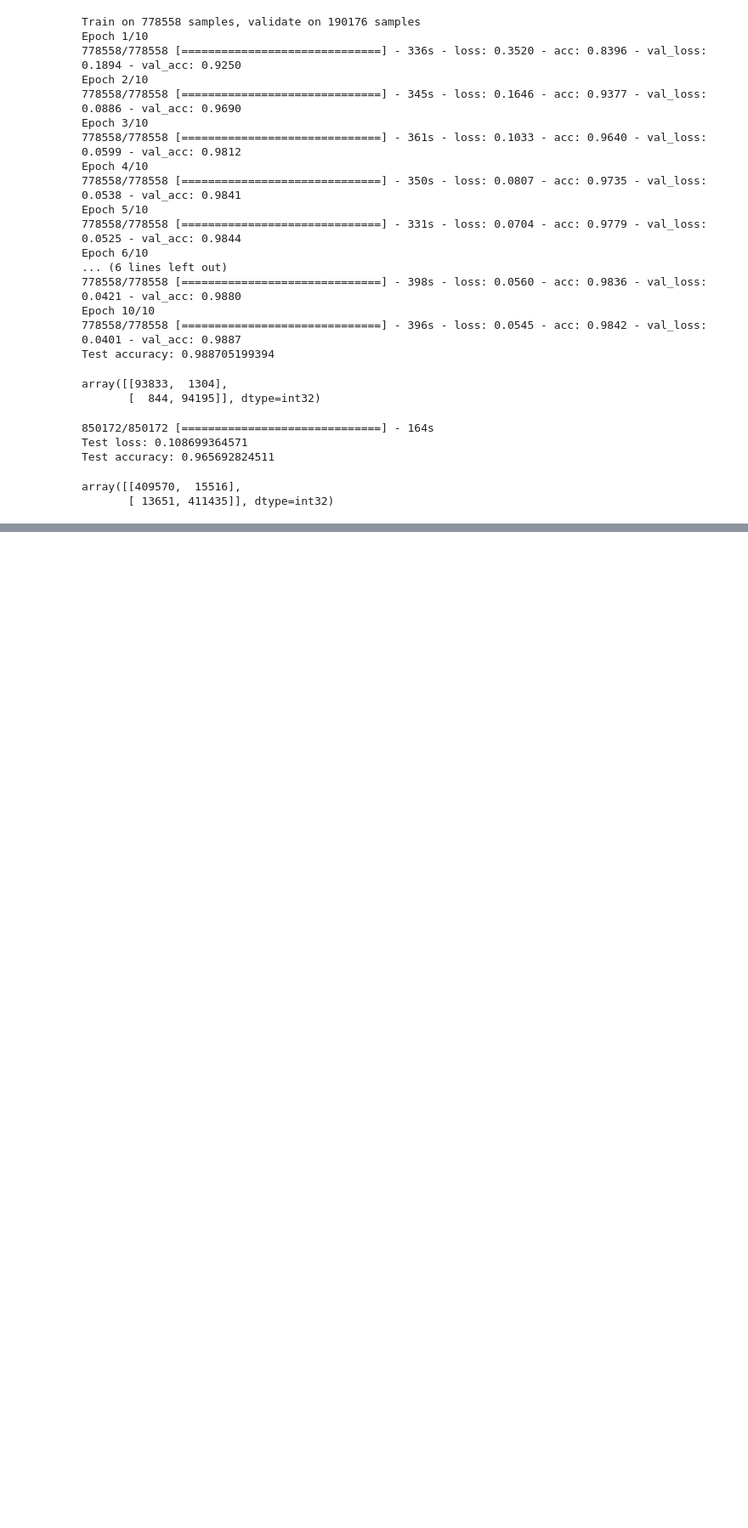
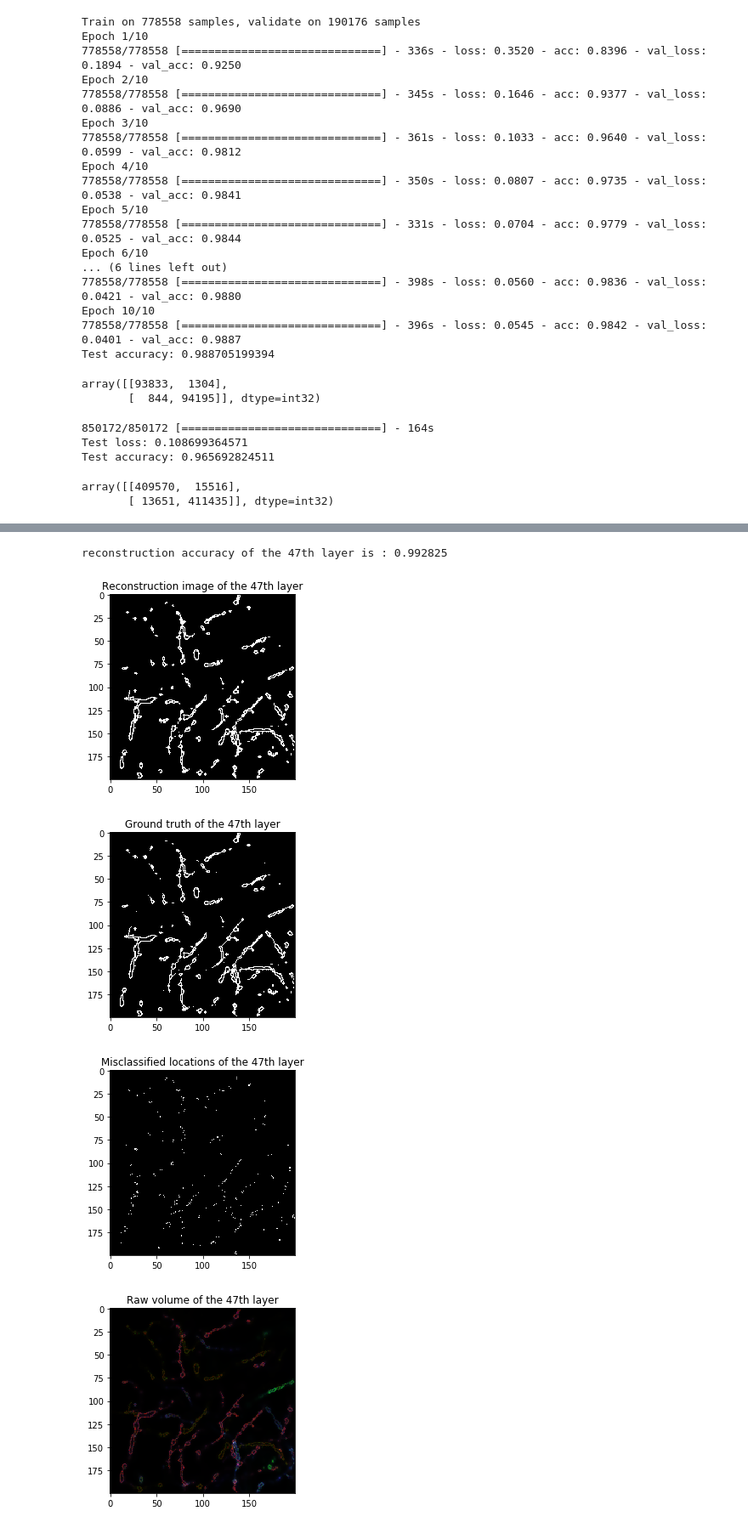
Before and after one commit to xiaojianzhang/Computational-Neuroscience, a Jupyter notebook: Jupyter_Notebooks_Python3/neuron_type_classifier_v1.ipynb, the cells around one changed output, grey strips where cells are left out. Shown at 85% size. Cells and saved outputs as stored; diff of their text form; code cells hidden in the pictures; blank space fills up the shorter version.

```diff
--- a/Jupyter_Notebooks_Python3/neuron_type_classifier_v1.ipynb
+++ b/Jupyter_Notebooks_Python3/neuron_type_classifier_v1.ipynb
@@ -678,0 +1036,28 @@ model = load_model('neuron_classifier_v1.h5')
+# %%
+reconstruction = label_image_construction(rotated_predictions_dict, 200, 200, 100)
+# %%
+VolumeLabels_47 = new_VolumeLabels[:,:,:,47]
+labels_sum_47 = np.sum(VolumeLabels_47,axis=0)
+ground_truth_47 = (labels_sum_47>0).astype(np.int)
+misclassified_locations_47 = (reconstruction[:,:,47]!=ground_truth_47).astype(np.int)
+print('reconstruction accuracy of the 47th layer is : {0}'.format(np.sum((reconstruction[:,:,47]==ground_truth_47).astype(np.int))/(200**2.0)))
+# %% [output]
+reconstruction accuracy of the 47th layer is : 0.992825
+# %%
+plt.imshow(reconstruction[:,:,47],cmap='gray')
+plt.title('Reconstruction image of the 47th layer')
+plt.show()
+plt.imshow(ground_truth_47,cmap='gray')
+plt.title('Ground truth of the 47th layer')
+plt.show()
+plt.imshow(misclassified_locations_47,cmap='gray')
+plt.title('Misclassified locations of the 47th layer')
+plt.show()
+plt.imshow(Volume_Label_dict['y-plus']['volume'][:,:,47,:3],cmap='gray')
+plt.title('Raw volume of the 47th layer')
+plt.show()
+# %% [output]
+[figure, added]
+[figure, added]
+[figure, added]
+[figure, added]
```
Also changed, not shown: parts of 36 cells of this notebook.
